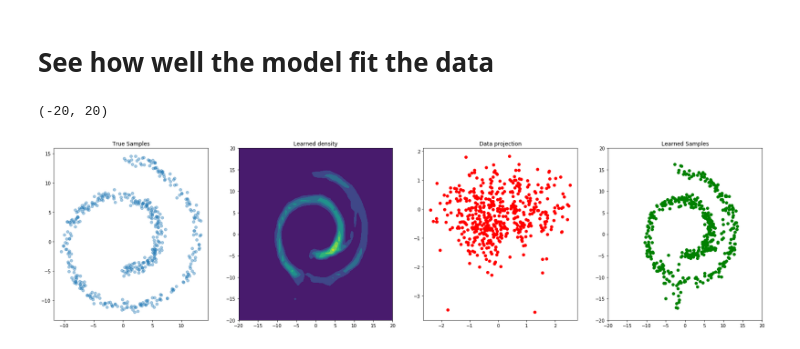
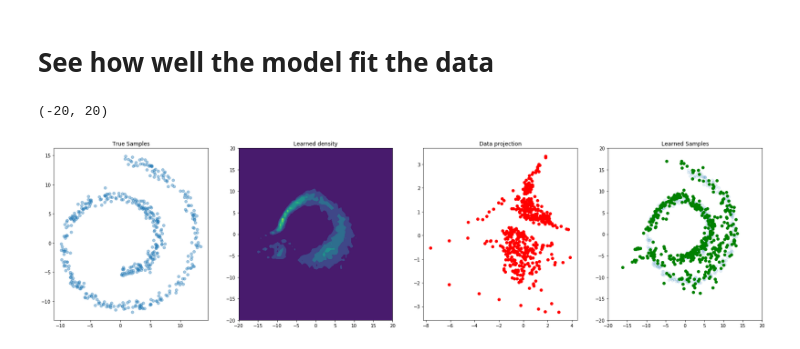
Before and after one commit to Information-Fusion-Lab-Umass/NuX, a Jupyter notebook: Toy Example.ipynb, the cells around one changed output. Cells and saved outputs as stored; diff of their text form; code cells hidden in the pictures.

```diff
--- a/Toy Example.ipynb
+++ b/Toy Example.ipynb
@@ -60,7 +74,7 @@ flow = sequential_flow(AffineCoupling(Transform),
 # %%
 key = random.PRNGKey(0)
 init_fun, forward, inverse = flow
-forward = jit(forward)
+# forward = jit(forward)
 
 input_shape = x.shape[1:]
 condition_shape = ()
@@ -82,16 +119,16 @@ valgrad = jit(valgrad)
 # %% [markdown]
 # The last step before training is creating our optimizers
 # %%
-opt_init, opt_update, get_params = optimizers.adam(0.0001)
+opt_init, opt_update, get_params = optimizers.adam(0.001)
 opt_update = jit(opt_update)
 opt_state = opt_init(params)
 # %% [markdown]
 # Next, we'll train the model
 # %%
-batch_size = 256
+batch_size = 16
 
 losses = []
-pbar = tnrange(1000)
+pbar = tnrange(20000)
 for i in pbar:
     key, *keys = random.split(key, 3)
 
@@ -112,42 +149,46 @@ plt.plot(losses)
 # %% [markdown]
 # See how well the model fit the data
 # %%
+std = 0.3
+n_importance_samples = 8
+
 # Create a density plot of the data
-x_grid_samples, y_grid_samples = 50, 50
+x_grid_samples, y_grid_samples = 64, 64
 x_range = np.linspace(-20, 20, x_grid_samples)
 y_range = np.linspace(-20, 20, y_grid_samples)
 X, Y = np.meshgrid(x_range, y_range)
 grid = np.dstack([X, Y]).reshape((-1, 2))
 
 # Evaluate the density of the grid
-log_px, _, _ = forward(params, state, np.zeros(grid.shape[:-1]), grid, (), test=TEST)
+log_px, _, _ = forward(params, state, np.zeros(grid.shape[:-1]), grid, (), test=TEST, key=key, std=std, n_importance_samples=n_importance_samples)
 
 # Reshape the densities
 Z = np.exp(log_px).reshape((x_grid_samples, y_grid_samples))
 
 # Project the original data points into the latent space
-_, z, _ = forward(params, state, np.zeros((500,)), x[:500], (), test=TEST)
+_, z, _ = forward(params, state, np.zeros_like(x[:500,0]), x[:500], (), test=TEST, key=key, std=std, n_importance_samples=n_importance_samples)
 
 # Pull some samples from a unit Gaussian
 eps = random.normal(key, (500, x.shape[-1]))
-_, f_eps, _ = inverse(params, state, np.zeros((500,)), eps, (), test=TEST)
+_, f_eps, _ = inverse(params, state, np.zeros((500,)), eps, (), test=TEST, key=key, std=std, n_importance_samples=n_importance_samples)
 # %%
 fig, (ax1, ax2, ax3, ax4) = plt.subplots(1, 4)
 fig.set_size_inches(28, 7)
 
 ax1.scatter(x[:500,0], x[:500,1], alpha=0.4)
 ax1.set_title('True Samples')
 
 ax2.contourf(X, Y, Z, cmap='viridis')
 ax2.set_title('Learned density')
 
 ax3.scatter(z[:,0], z[:,1], color='red')
 ax3.set_title('Data projection')
 
+ax4.scatter(x[:500,0], x[:500,1], alpha=0.1)
 ax4.scatter(f_eps[:,0], f_eps[:,1], color='green')
 ax4.set_title('Learned Samples')
 ax4.set_xlim(-20, 20)
 ax4.set_ylim(-20, 20)
 # %% [output]
 (-20, 20)
-[figure, old version]
+[figure, new version]
```
Also changed, not shown: parts of 10 cells of this notebook, 4 other files.
